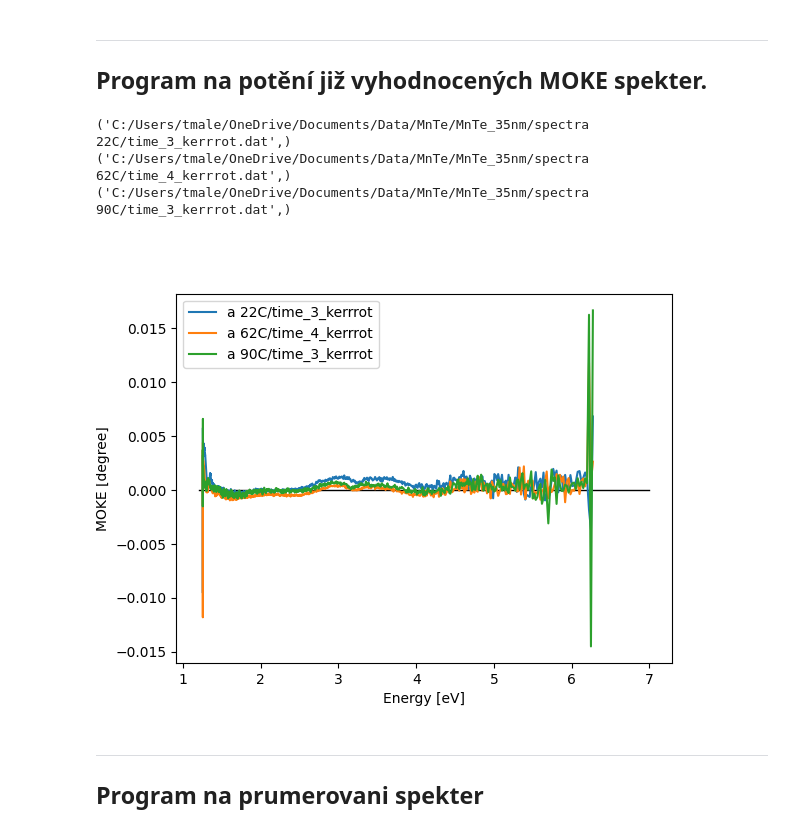
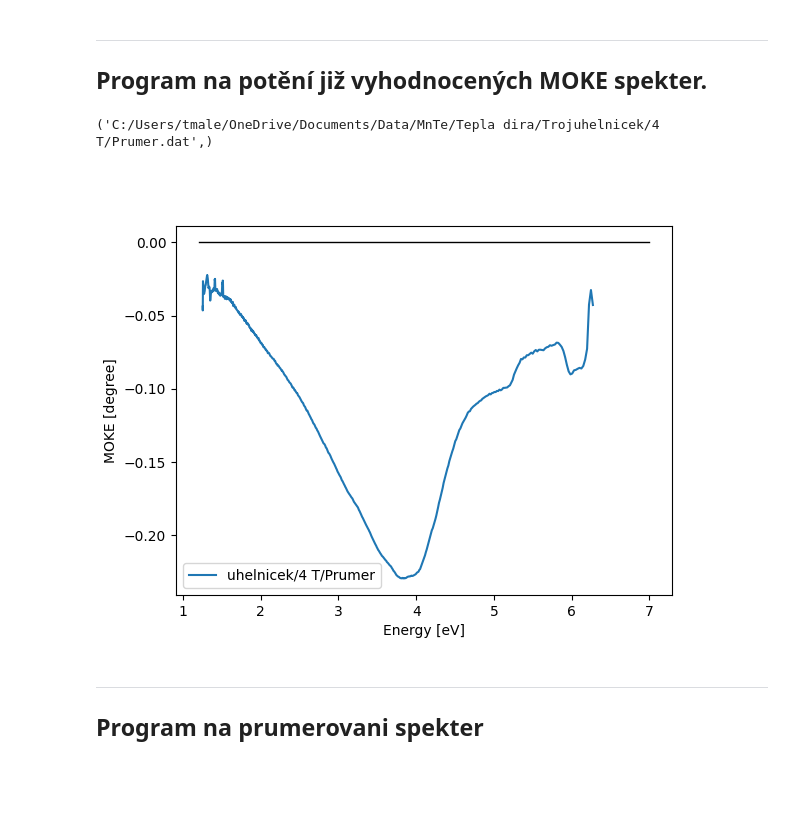
Before and after one commit to tomasek123/Default-script, a Jupyter notebook: Magnetooptika_experimenty.ipynb, the cells around one changed output. Saved outputs shown, nothing was run; the diff lists cells and outputs as text; code cells hidden in the pictures; blank space fills up the shorter version.

Commit message:
Continuing coding the moke master program

```diff
--- a/Magnetooptika_experimenty.ipynb
+++ b/Magnetooptika_experimenty.ipynb
@@ -93,7 +93,7 @@ plt.plot([1.2,7],[0,0],'k-', linewidth = 1)
 
 
 castispek = []
-for i in range(1,6):
+for i in range(1,4):
     castispek = castispek + ['time_' + str(i) + '_']
 
 
@@ -103,7 +103,7 @@ k = 2
 uhl = [z - (z-k)/(p-1)*i for i in range (p)] + [-k - (z-k)/(p-1)*i for i in range (p)]
 # uhl = [z - (z-k)/(p-1)*i for i in range (p)]
 
-cestou = r'C:\\Users\\tmale\\OneDrive\\Documents\\Data\\LSMO\\Francie 2021\\MOKE\\PLD3970\\2023\\spectra\\'
+cestou = r'C:\\Users\\tmale\\OneDrive\\Documents\\Data\\LSMO\\Francie 2021\\MOKE\\PLD3970\\2023\\spectra zrc\\'
 Fit(castispek,uhl,cestou)
 
 
@@ -150,38 +146,36 @@ for i in range (1,4):
     root = Tk()
     root.withdraw()
     root.call('wm', 'attributes', '.', '-topmost', True)
-    filename = filedialog.askopenfilename(initialdir = "C:\\Users\\tmale\\OneDrive\\Documents\\Data\\MnTe\\",title = "Select file",filetypes = (("txt files","*.dat .txt .KNT"),("all files","*.*")),multiple=True)
+    filename = filedialog.askopenfilename(title = "Select file",filetypes = (("txt files","*.dat .txt .KNT"),("all files","*.*")),multiple=True)
     print(filename)
     root.destroy()
     try:
         for filee in filename:
             data = pd.read_csv(filee, index_col=0)
             plt.plot(data['MOKE'], label = filee[-24:-4])
     except:
         print('lol no')
 
 
 
 # sto = pd.read_csv(r'C:\\Users\\tmale\\OneDrive\\Documents\\Data\\LSMO\\Francie 2021\\MOKE\\PLD3967\\PLD3967_Kerrrot_15_03_2022.dat', index_col=0)
 # plt.plot(sto,'k--',label = 'Reference')
 # rozdil = pd.concat([data,sto])
 # rozdil = rozdil.sort_index()
 # rozdil = rozdil.interpolate(method = 'index')
 # plt.plot(rozdil['MOKE'].subtract(rozdil['MOKEE']), label = 'Rozdil')
 
 
 
 # plt.title('PLD3978')
 plt.ylabel('MOKE [degree]')
 plt.xlabel('Energy [eV]')
 plt.legend()
 # plt.ylim(-0.1,0.2)
 plt.show()
 # %% [output]
-('C:/Users/tmale/OneDrive/Documents/Data/MnTe/MnTe_35nm/spectra 22C/time_3_kerrrot.dat',)
-('C:/Users/tmale/OneDrive/Documents/Data/MnTe/MnTe_35nm/spectra 62C/time_4_kerrrot.dat',)
-('C:/Users/tmale/OneDrive/Documents/Data/MnTe/MnTe_35nm/spectra 90C/time_3_kerrrot.dat',)
+('C:/Users/tmale/OneDrive/Documents/Data/MnTe/Tepla dira/Trojuhelnicek/4 T/Prumer.dat',)
-[figure, old version]
+[figure, new version]
 # %% [markdown]
 ---
 ## **Program na prumerovani spekter**
```
Also changed, not shown: parts of 2 cells of this notebook, 2 other files.
